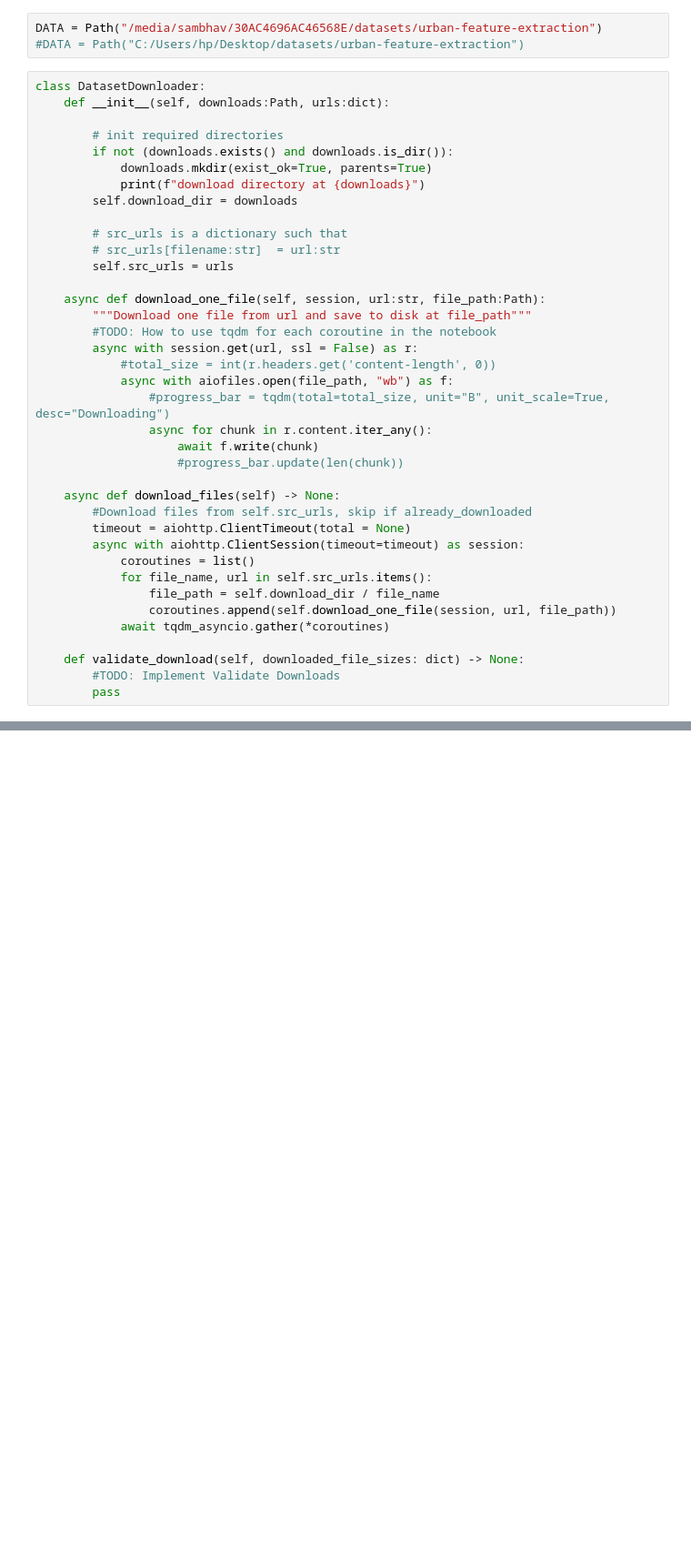
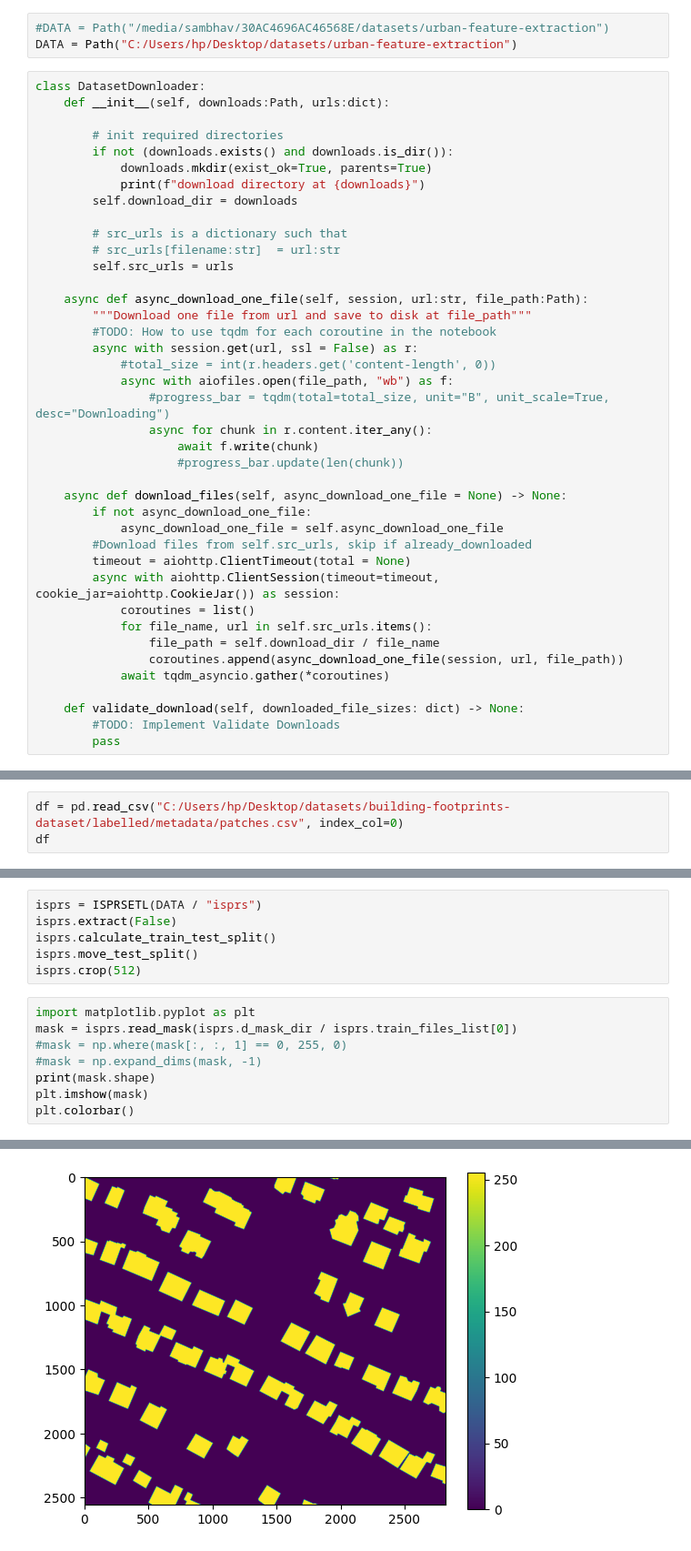
Before and after one commit to citruscaesar/urban-feature-extraction, a Jupyter notebook: etl/extraction.ipynb, the cells around one changed output, grey strips where cells are left out. Shown at 91% size. Drawn from its saved outputs; the diff is of its cells as text; blank space fills up the shorter version.

```diff
--- a/etl/extraction.ipynb
+++ b/etl/extraction.ipynb
@@ -27,8 +27,8 @@ import pandas as pd
 from tqdm import tqdm
 from tqdm.asyncio import tqdm_asyncio
 # %%
-DATA = Path("/media/sambhav/30AC4696AC46568E/datasets/urban-feature-extraction")
-#DATA = Path("C:/Users/hp/Desktop/datasets/urban-feature-extraction")
+#DATA = Path("/media/sambhav/30AC4696AC46568E/datasets/urban-feature-extraction")
+DATA = Path("C:/Users/hp/Desktop/datasets/urban-feature-extraction")
 # %%
 class DatasetDownloader:
     def __init__(self, downloads:Path, urls:dict):
@@ -43,7 +43,7 @@ class DatasetDownloader:
         # src_urls[filename:str]  = url:str
         self.src_urls = urls
 
-    async def download_one_file(self, session, url:str, file_path:Path):
+    async def async_download_one_file(self, session, url:str, file_path:Path):
         """Download one file from url and save to disk at file_path"""
         #TODO: How to use tqdm for each coroutine in the notebook
         async with session.get(url, ssl = False) as r:
@@ -54,14 +54,16 @@ class DatasetDownloader:
                     await f.write(chunk)
                     #progress_bar.update(len(chunk))
 
-    async def download_files(self) -> None:
+    async def download_files(self, async_download_one_file = None) -> None:
+        if not async_download_one_file:
+            async_download_one_file = self.async_download_one_file
         #Download files from self.src_urls, skip if already_downloaded
         timeout = aiohttp.ClientTimeout(total = None)
-        async with aiohttp.ClientSession(timeout=timeout) as session:
+        async with aiohttp.ClientSession(timeout=timeout, cookie_jar=aiohttp.CookieJar()) as session:
             coroutines = list()
             for file_name, url in self.src_urls.items():
                 file_path = self.download_dir / file_name
-                coroutines.append(self.download_one_file(session, url, file_path))
+                coroutines.append(async_download_one_file(session, url, file_path))
             await tqdm_asyncio.gather(*coroutines)
 
     def validate_download(self, downloaded_file_sizes: dict) -> None:
@@ -365,0 +627,3 @@ Uploaded to building-footprints-dataset/labelled/patches/masks/001535a2-060d-452
+# %%
+df = pd.read_csv("C:/Users/hp/Desktop/datasets/building-footprints-dataset/labelled/metadata/patches.csv", index_col=0)
+df
@@ -365,0 +854,15 @@ Uploaded to building-footprints-dataset/labelled/patches/masks/001535a2-060d-452
+# %%
+isprs = ISPRSETL(DATA / "isprs")
+isprs.extract(False)
+isprs.calculate_train_test_split()
+isprs.move_test_split()
+isprs.crop(512)
+# %%
+import matplotlib.pyplot as plt
+mask = isprs.read_mask(isprs.d_mask_dir / isprs.train_files_list[0])
+#mask = np.where(mask[:, :, 1] == 0, 255, 0)
+#mask = np.expand_dims(mask, -1)
+print(mask.shape)
+plt.imshow(mask)
+plt.colorbar()
+# %% [output]
@@ -365,0 +871 @@ Uploaded to building-footprints-dataset/labelled/patches/masks/001535a2-060d-452
+[figure, added]
```
Also changed, not shown: parts of 13 cells of this notebook.
